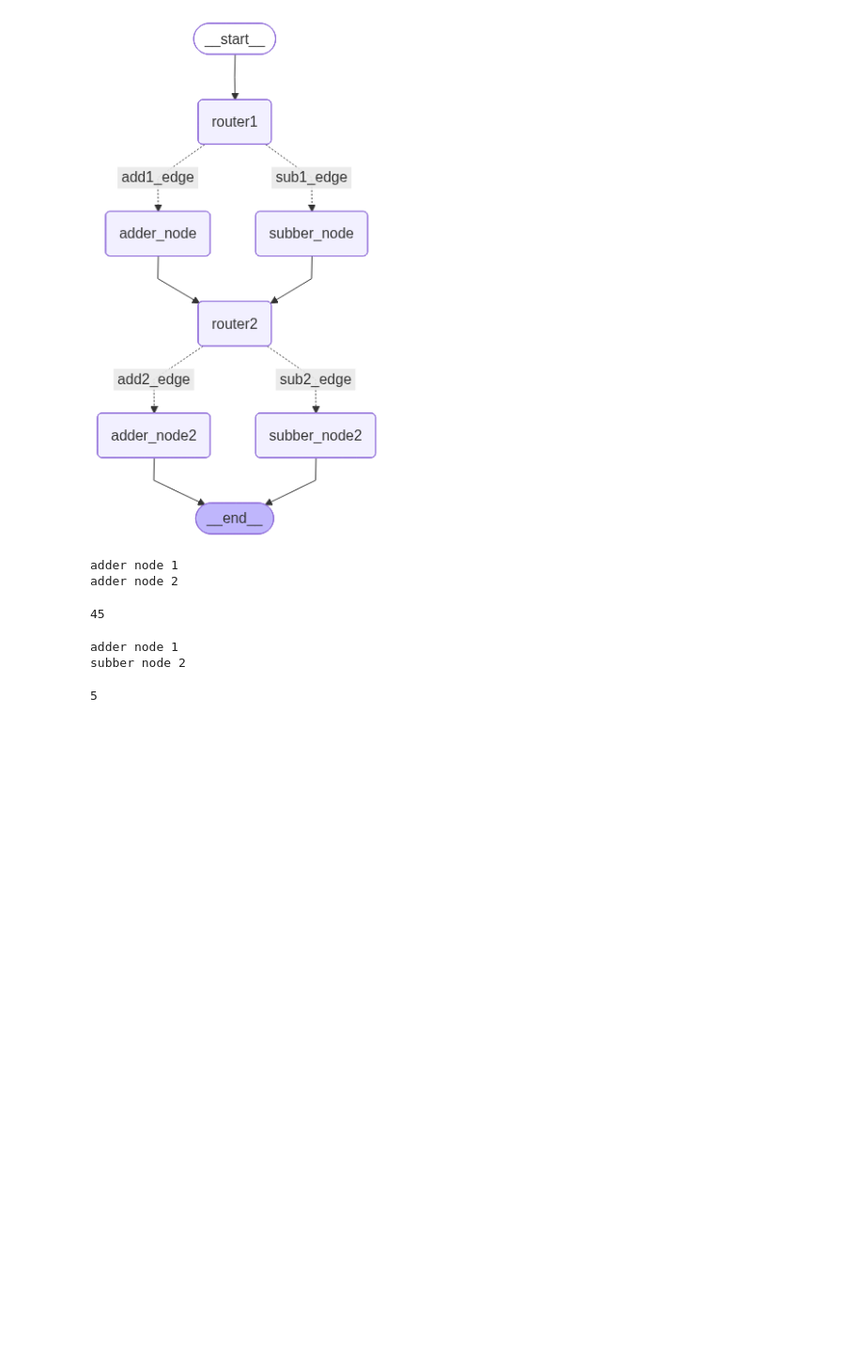
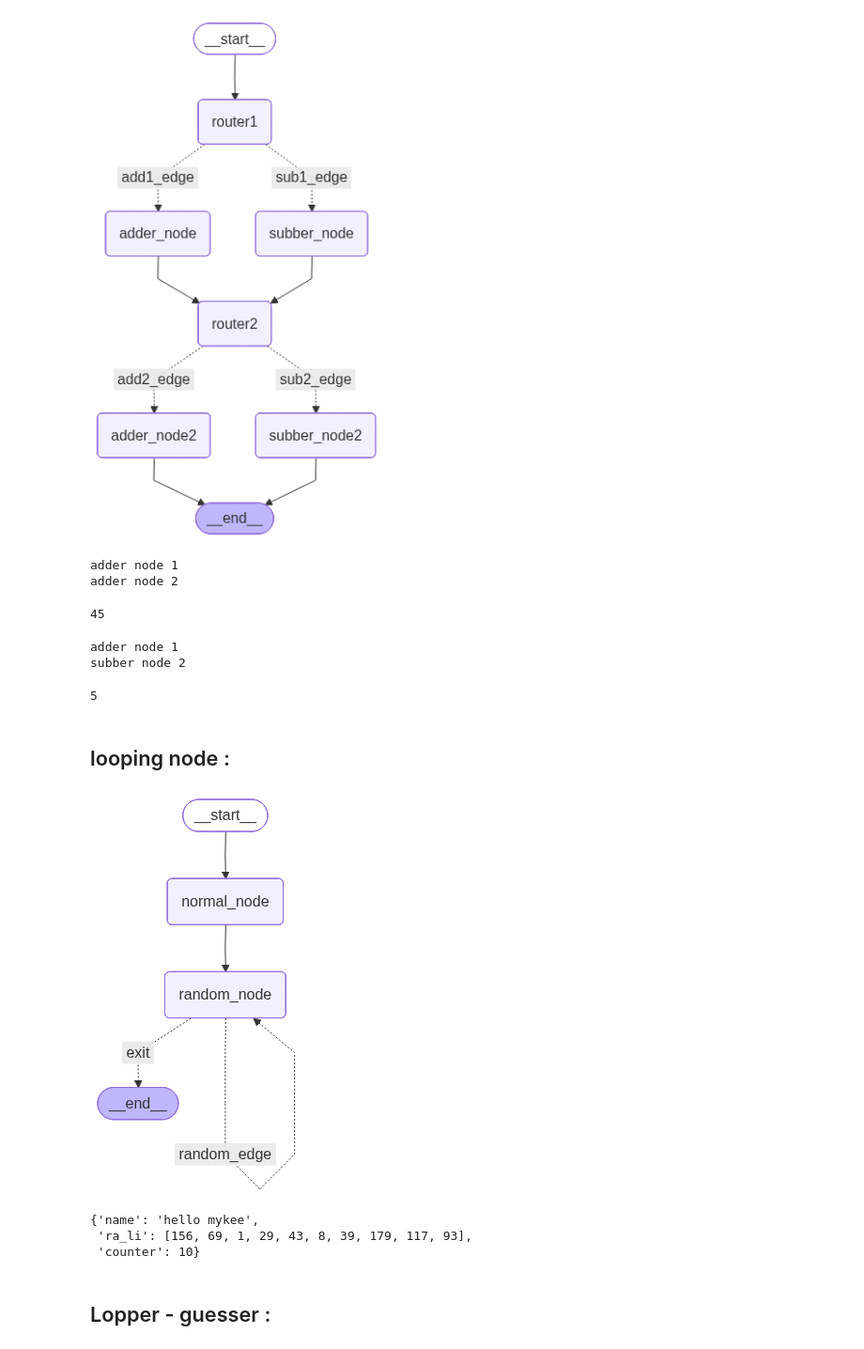
Before and after one commit to mahikshith/Langgraph, a Jupyter notebook: Adding_nodes.ipynb, the cells around one changed output. Shown: that part at 94% size. Cells and saved outputs as stored; diff of their text form; code cells hidden in the pictures; blank space fills up the shorter version.

```diff
--- a/Adding_nodes.ipynb
+++ b/Adding_nodes.ipynb
@@ -539,3 +525,5 @@ subber node 2
 ans["result2"]
 # %% [output]
 5
+# %% [markdown]
+## looping node :
@@ -541,0 +581,23 @@ ans["result2"]
+# %%
+# graph
+gf = StateGraph(looper)
+
+gf.add_node("normal_node",normal)
+gf.add_node("random_node",random_node)
+
+# conditional edge : source , action
+
+gf.add_conditional_edges("random_node",conditional_loop,
+                         {"random_edge":"random_node",
+                          "exit"  :END} )
+
+gf.add_edge(START,"normal_node")
+gf.add_edge("normal_node","random_node")
+
+gf.set_entry_point("normal_node")
+
+app = gf.compile()
+# %%
+app
+# %% [output]
+[figure, added]
@@ -541,0 +608,8 @@ ans["result2"]
+# %%
+ans
+# %% [output]
+{'name': 'hello mykee',
+ 'ra_li': [156, 69, 1, 29, 43, 8, 39, 179, 117, 93],
+ 'counter': 10}
+# %% [markdown]
+## Lopper - guesser :
```
Also changed, not shown: parts of 12 cells of this notebook.
